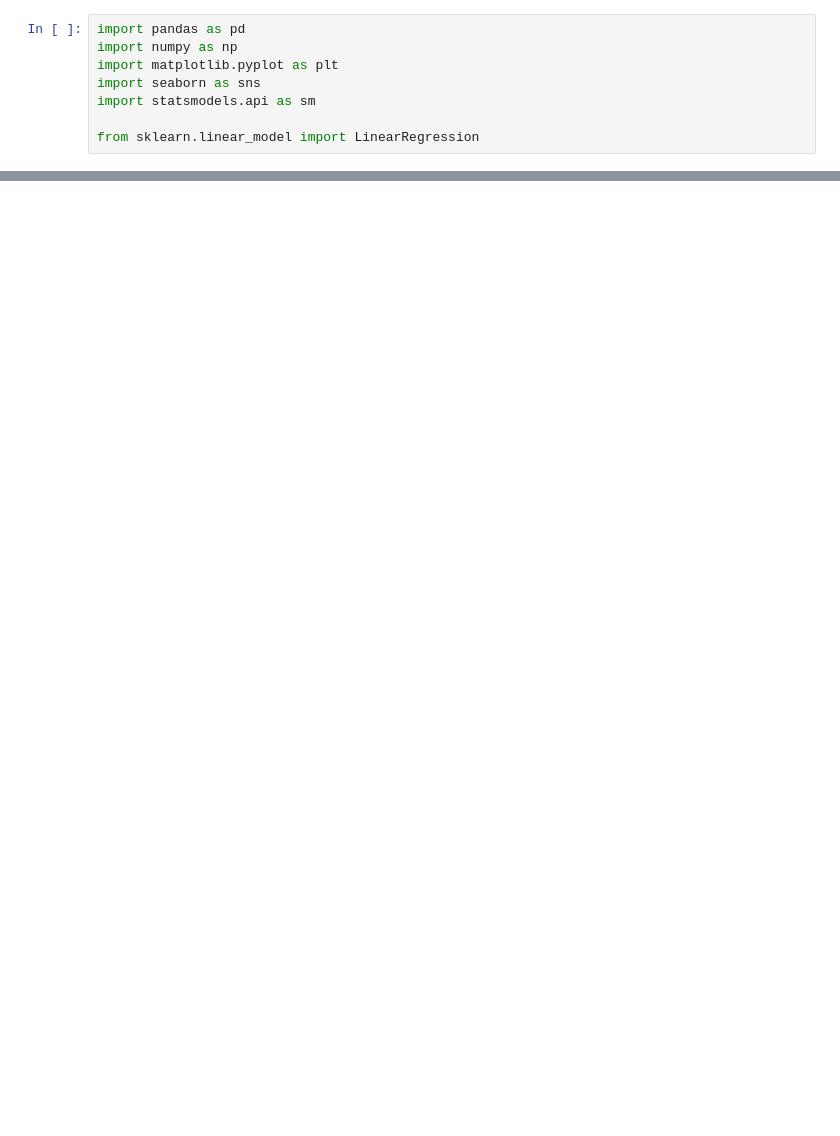
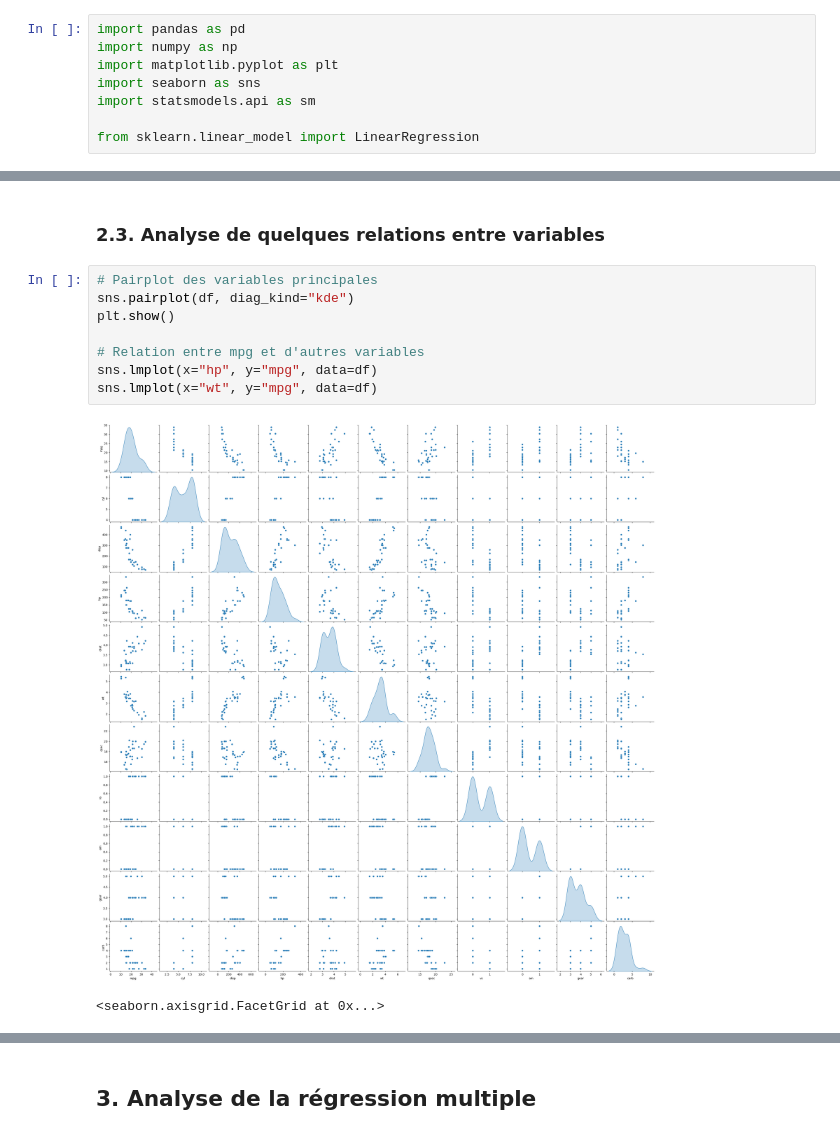
Before and after one commit to touss643/60-Jours-de-RL, a Jupyter notebook: src/Jour_43.ipynb, the cells around one changed output, grey strips where cells are left out. Cells and saved outputs as stored; diff of their text form; blank space fills up the shorter version.

```diff
--- a/src/Jour_43.ipynb
+++ b/src/Jour_43.ipynb
@@ -52,0 +104,13 @@ max    22.900000   1.000000   1.000000   5.000000   8.0000
+# %% [markdown]
+### 2.3. Analyse de quelques relations entre variables
+# %%
+# Pairplot des variables principales
+sns.pairplot(df, diag_kind="kde")
+plt.show()
+
+# Relation entre mpg et d'autres variables
+sns.lmplot(x="hp", y="mpg", data=df)
+sns.lmplot(x="wt", y="mpg", data=df)
+# %% [output]
+[figure, added]
+<seaborn.axisgrid.FacetGrid at 0x...>
@@ -52,0 +119,2 @@ max    22.900000   1.000000   1.000000   5.000000   8.0000
+# %% [markdown]
+## 3. Analyse de la régression multiple
```
Also changed, not shown: parts of 24 cells of this notebook.
